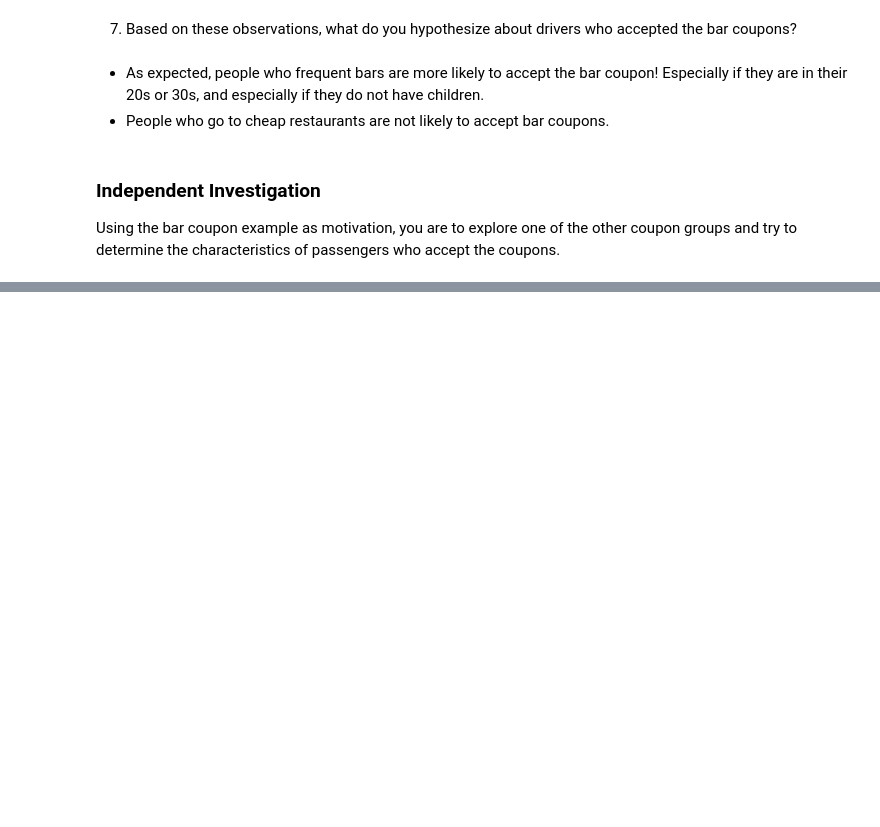
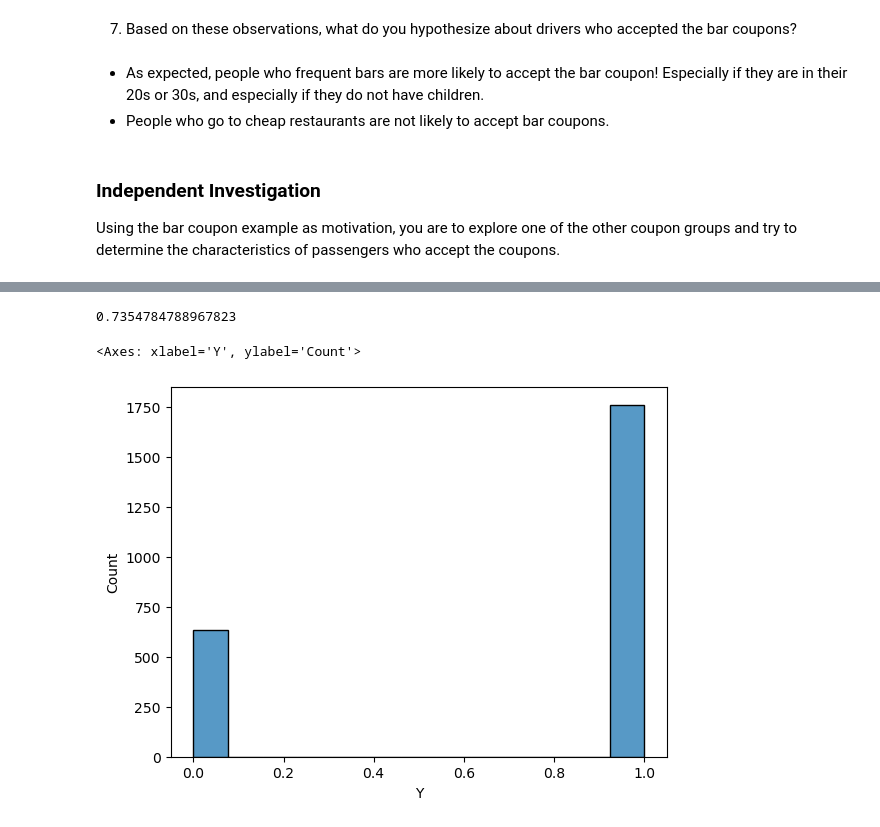
Before and after one commit to Raesu/pcmlai, a Jupyter notebook: Module 5/assignment_5_1_starter/prompt.ipynb, the cells around one changed output, grey strips where cells are left out. Cells and saved outputs as stored; diff of their text form; code cells hidden in the pictures; blank space fills up the shorter version.

```diff
--- a/Module 5/assignment_5_1_starter/prompt.ipynb
+++ b/Module 5/assignment_5_1_starter/prompt.ipynb
@@ -449,3 +467,9 @@ Text(0, 0.5, 'Average Acceptance Rate')
 ### Independent Investigation
 
 Using the bar coupon example as motivation, you are to explore one of the other coupon groups and try to determine the characteristics of passengers who accept the coupons.
+# %%
+data['coupon'].value_counts()
+
+# Carry out & take away sounds interesting and has plenty of N, will investigate that
+carryOutCoupons = data.query("coupon == 'Carry out & Take away'")
+carryOutCoupons.head()
@@ -451,0 +484,8 @@ Using the bar coupon example as motivation, you are to explore one of the other
+# %%
+# Overall acceptance is 73.5%, quite high
+print(carryOutCoupons['Y'].mean())
+sns.histplot(carryOutCoupons, x='Y')
+# %% [output]
+0.7354784788967823
+<Axes: xlabel='Y', ylabel='Count'>
+[figure, added]
```
Also changed, not shown: parts of 14 cells of this notebook, 1 other file.
